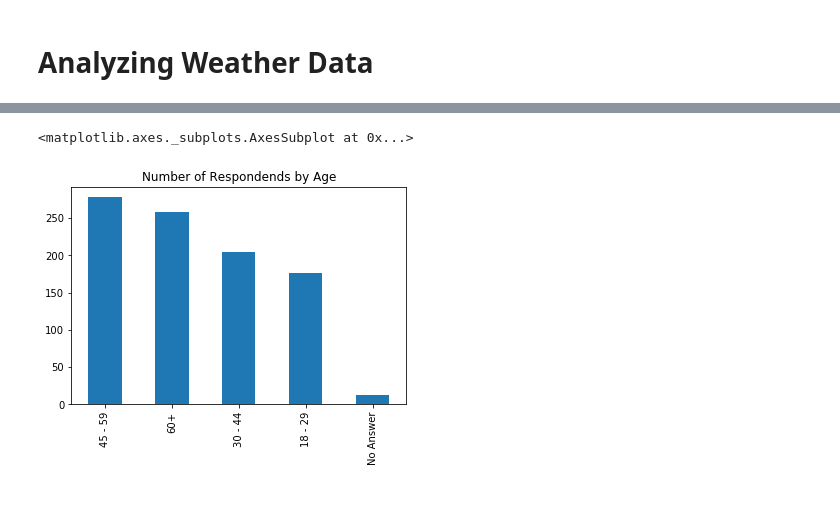
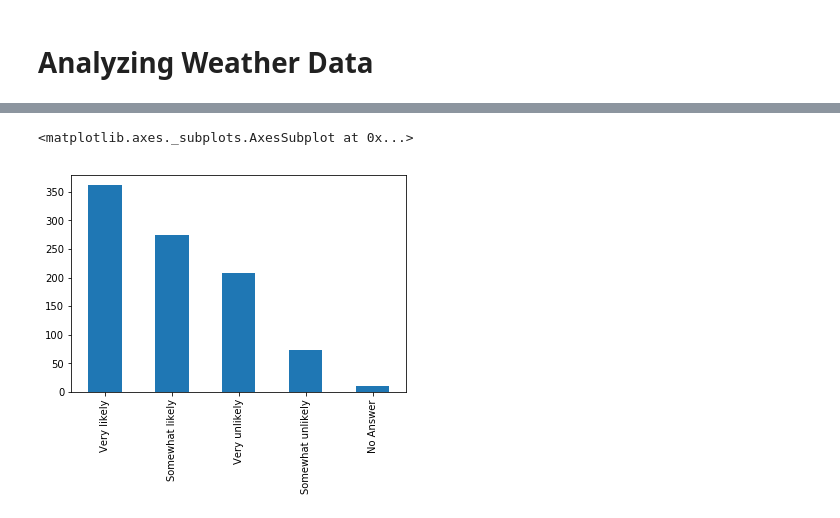
Before and after one commit to carrrmi/weatherAnalysis, a Jupyter notebook: data_cleanup.ipynb, the cells around one changed output, grey strips where cells are left out. Drawn from its saved outputs; the diff is of its cells as text; code cells hidden in the pictures.

Commit message:
More Python data exploration

```diff
--- a/data_cleanup.ipynb
+++ b/data_cleanup.ipynb
@@ -10,16 +11,16 @@ Loading data
 # %%
-path = '.'
+#load data from csv file
+weather = pd.read_csv('weather-check.csv')
 
-weather = pd.read_csv(os.path.join(path, 'weather-check.csv'))
-
-#renaming columns
+#rename columns to use shorter names
 weather.columns = ['ID','checkDaily','howDoYouCheck','siteOrAppUsed','useSmartwatch','age','gender','income','region']
 
-#converting specific columns into categorical data
+#since most columns have a fixed set of answers let's convert them to categorical data
 categories = ['checkDaily', 'howDoYouCheck','useSmartwatch','age','gender','income','region']
 
 for category in categories:
     weather[category] = weather[category].astype("category")
 
+#replace dash in responses to No Answer
 cleanedData = weather.replace("-","No Answer")
 # %% [markdown]
@@ -27,5 +52,5 @@ cleanedData = weather.replace("-","No Answer")
 # %%
-cleanedData['age'].value_counts().plot(kind='bar', title='Number of Respondends by Age')
+cleanedData['useSmartwatch'].value_counts().plot(kind='bar')
 # %% [output]
 <matplotlib.axes._subplots.AxesSubplot at 0x...>
-[figure, old version]
+[figure, new version]
```
Also changed, not shown: parts of 15 cells of this notebook.
